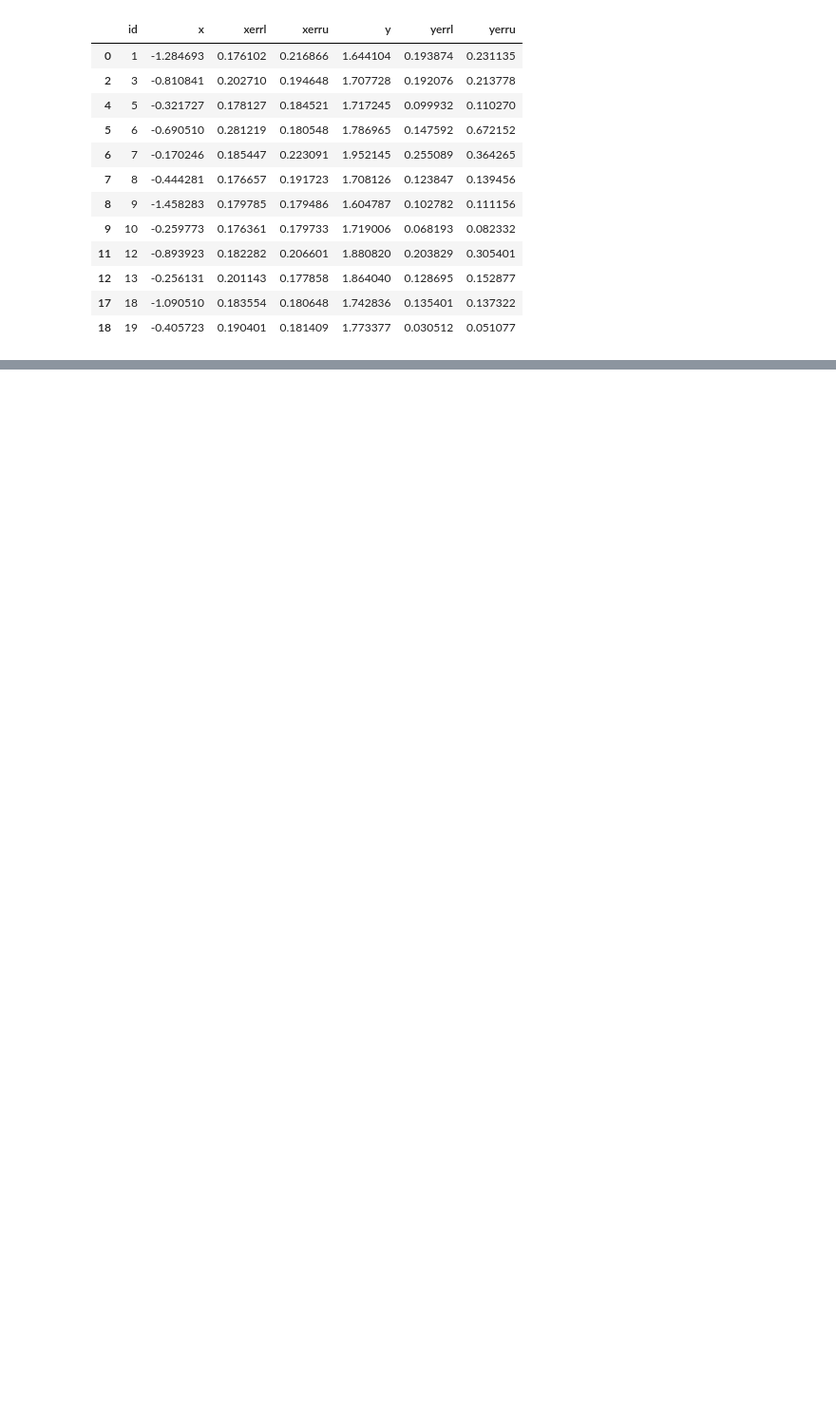
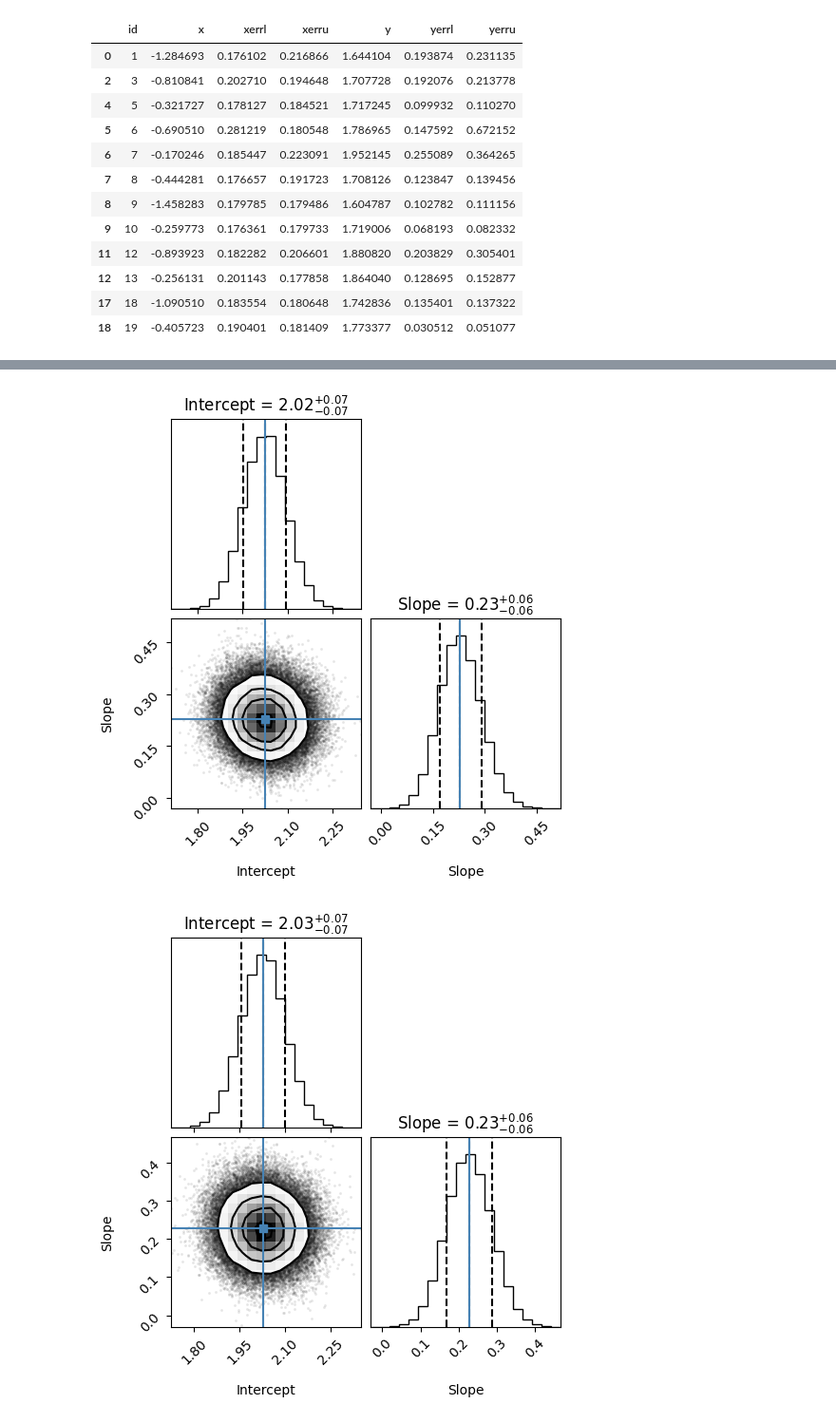
Before and after one commit to alessandropeca/BALinFit, a Jupyter notebook: BALin_example.ipynb, the cells around one changed output, grey strips where cells are left out. Shown at 95% size. Drawn from its saved outputs; the diff is of its cells as text; code cells hidden in the pictures; blank space fills up the shorter version.

```diff
--- a/BALin_example.ipynb
+++ b/BALin_example.ipynb
@@ -67,0 +90,3 @@ ax.legend()
+# %%
+df = pd.read_csv('synthetic_dataset.csv', names=['x','y','yerrl','yerru','xerrl','xerru','y_upper_limit','y_lower_limit','x_upper_limit','x_lower_limit'], header=0)
+df.head()
@@ -67,0 +100,36 @@ ax.legend()
+# %%
+# Run Bayesian Regression
+results_nolims = bayesian_regression_mcmc(
+    x=df['x'].values,
+    y=df['y'].values,
+    x_err_lower=df['xerrl'].values,
+    x_err_upper=df['xerru'].values,
+    y_err_lower=df['yerrl'].values,
+    y_err_upper=df['yerru'].values,
+    x_upper_limits=None,
+    x_lower_limits=None,
+    y_upper_limits=None,
+    y_lower_limits=None,
+    x_min=-2, x_max=2.4,
+    num_realizations=100,
+    sigma_intrinsic=0.0
+)
+
+results_lims = bayesian_regression_mcmc(
+    x=df['x'].values,
+    y=df['y'].values,
+    x_err_lower=df['xerrl'].values,
+    x_err_upper=df['xerru'].values,
+    y_err_lower=df['yerrl'].values,
+    y_err_upper=df['yerru'].values,
+    x_upper_limits=df['x_upper_limit'].values,
+    x_lower_limits=df['x_lower_limit'].values,
+    y_upper_limits=df['y_upper_limit'].values,
+    y_lower_limits=df['y_lower_limit'].values,
+    x_min=-2, x_max=2.4,
+    num_realizations=100,
+    sigma_intrinsic=0.0
+)
+# %% [output]
+[figure, added]
+[figure, added]
```
Also changed, not shown: parts of 5 cells of this notebook, 9 other files.
